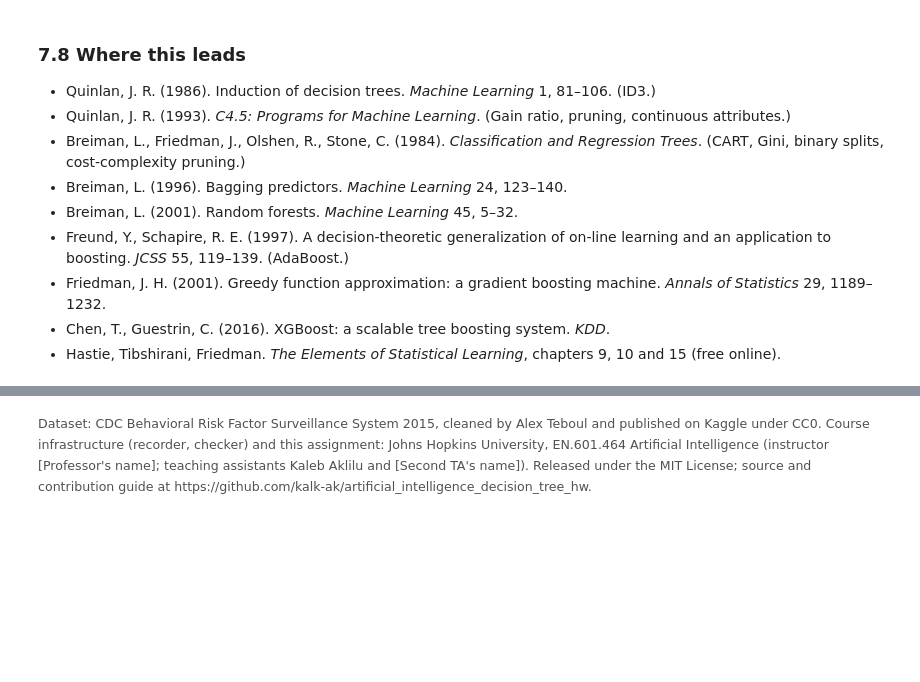
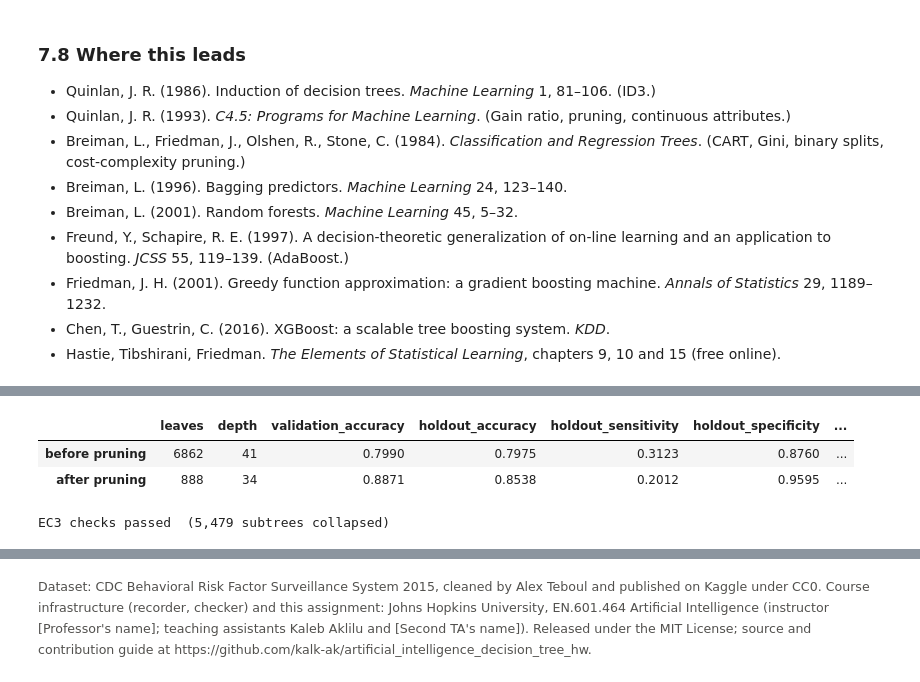
Before and after one commit to kalk-ak/artificial_intelligence_decision_tree_hw, a Jupyter notebook: instructor/project_4_decision_trees_SOLUTION.ipynb, the cells around one changed output, grey strips where cells are left out. Saved outputs shown, nothing was run; the diff lists cells and outputs as text; code cells hidden in the pictures; blank space fills up the shorter version.

```diff
--- a/instructor/project_4_decision_trees_SOLUTION.ipynb
+++ b/instructor/project_4_decision_trees_SOLUTION.ipynb
@@ -2954,0 +3207,47 @@ record_answer("Q19")
+# %%
+def prune_tree(node: Node, X_val: np.ndarray, y_val: np.ndarray) -> int:
+    """Reduced-error pruning, bottom-up and in place; returns how many subtrees were collapsed into leaves."""
+    ### BEGIN SOLUTION
+    if node.is_leaf():
+        return 0
+    collapsed = 0
+    if node.threshold is not None:
+        left = X_val[:, node.col] <= node.threshold
+        masks = {"<=": left, ">": ~left}
+    else:
+        masks = {value: X_val[:, node.col] == value for value in node.children}
+    for key, mask in masks.items():
+        collapsed += prune_tree(node.children[key], X_val[mask], y_val[mask])
+    subtree_correct = int((predict_tree(node, X_val) == y_val).sum()) if y_val.size else 0
+    leaf_correct = int((y_val == node.prediction).sum())
+    if leaf_correct >= subtree_correct:
+        node.feature, node.col, node.threshold, node.children = None, None, None, {}
+        collapsed += 1
+    return collapsed
+    ### END SOLUTION
+# %%
+_leaf = Node(prediction=0, n_samples=1, class_counts={0: 1})
+if prune_tree(_leaf, np.zeros((1, 1), dtype=np.int64), np.zeros(1, dtype=np.int64)) is None:
+    print("EC3 skipped (prune_tree not attempted)")
+else:
+    # pruning with the training rows themselves can only remove subtrees that do not help on them: the toy tree stays whole
+    _probe = train_tree(toy_X, toy_y, toy_attributes)
+    assert prune_tree(_probe, toy_X, toy_y) == 0 and count_leaves(_probe) == 6
+    val_idx = stratified_folds(y_dev, 5, seed=1)[0]
+    grow_idx = np.setdiff1d(np.arange(len(y_dev)), val_idx)
+    full = train_tree(X_dev[grow_idx], y_dev[grow_idx], feature_names, numeric_cols=NUMERIC_COLS)
+    before = {"leaves": count_leaves(full), "depth": tree_depth(full),
+              "validation_accuracy": evaluate(y_dev[val_idx], predict_tree(full, X_dev[val_idx]))["accuracy"], **{"holdout_" + k: v for k, v in evaluate(y_test, predict_tree(full, X_test)).items()}}
+    removed = prune_tree(full, X_dev[val_idx], y_dev[val_idx])
+    after = {"leaves": count_leaves(full), "depth": tree_depth(full),
+             "validation_accuracy": evaluate(y_dev[val_idx], predict_tree(full, X_dev[val_idx]))["accuracy"], **{"holdout_" + k: v for k, v in evaluate(y_test, predict_tree(full, X_test)).items()}}
+    display(pd.DataFrame([before, after], index=["before pruning", "after pruning"]).round(4))
+    assert removed > 0 and after["leaves"] < before["leaves"]
+    assert after["validation_accuracy"] >= before["validation_accuracy"] - 1e-12, "pruning never lowers validation accuracy"
+    assert after["holdout_accuracy"] > before["holdout_accuracy"], "on this data pruning helps the holdout too"
+    print(f"EC3 checks passed  ({removed:,} subtrees collapsed)")
+# %% [output]
+|  | leaves | depth | validation_accuracy | holdout_accuracy | holdout_sensitivity | holdout_specificity | ... |
+| before pruning | 6862 | 41 | 0.7990 | 0.7975 | 0.3123 | 0.8760 | ... |
+| after pruning | 888 | 34 | 0.8871 | 0.8538 | 0.2012 | 0.9595 | ... |
+EC3 checks passed  (5,479 subtrees collapsed)
```
Also changed, not shown: parts of 108 cells of this notebook, 8 other files.
